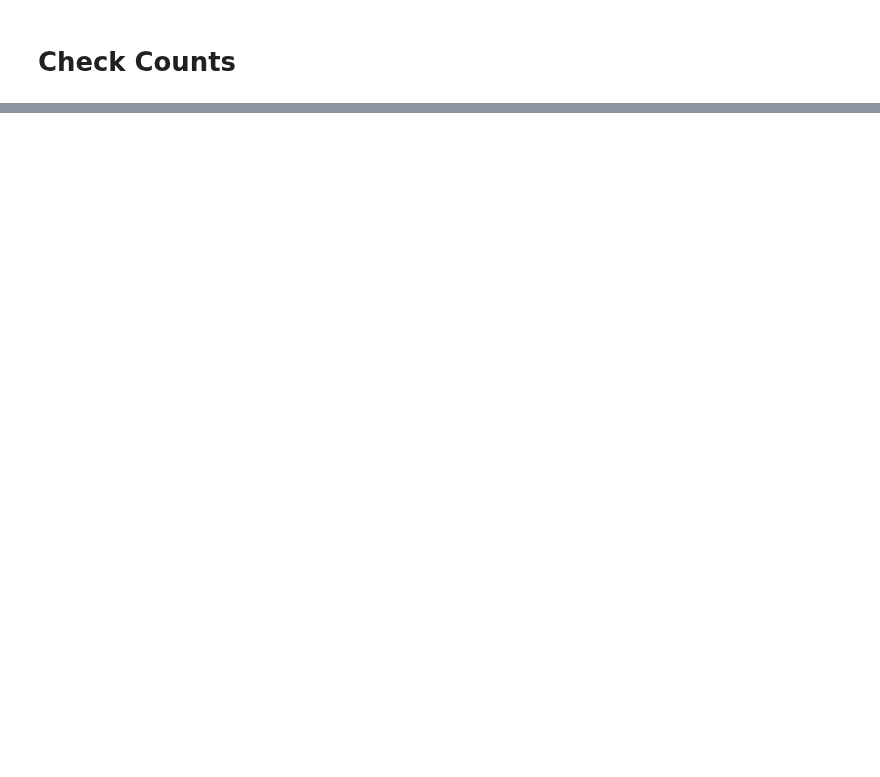
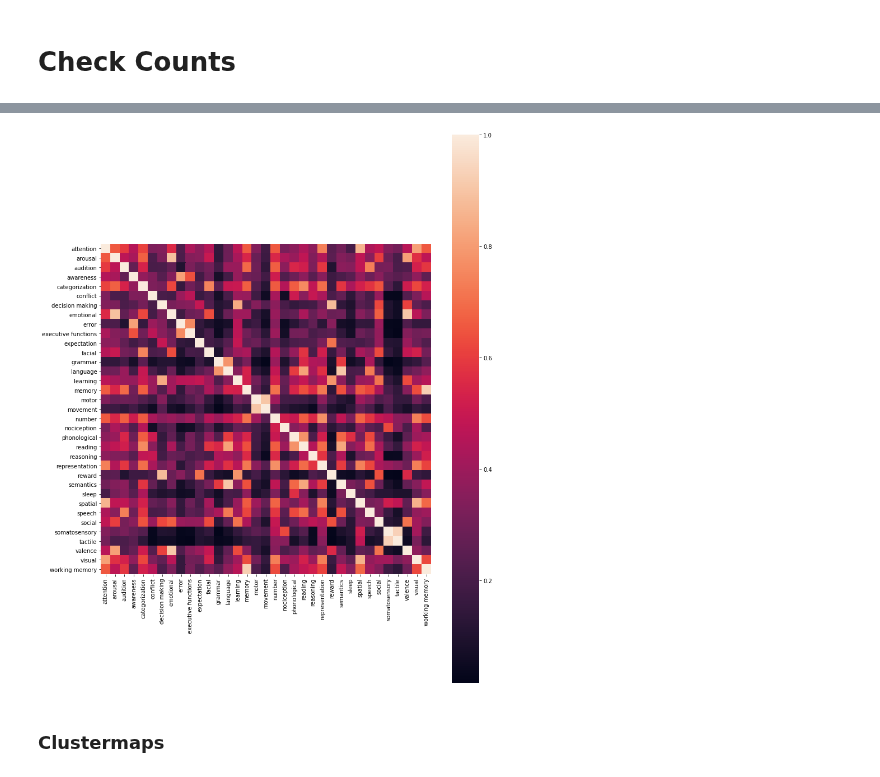
Before and after one commit to weblearn22/ERPscanr, a Jupyter notebook: notebooks/01-Counts.ipynb, the cells around one changed output, grey strips where cells are left out. Drawn from its saved outputs; the diff is of its cells as text; code cells hidden in the pictures; blank space fills up the shorter version.

```diff
--- a/notebooks/01-Counts.ipynb
+++ b/notebooks/01-Counts.ipynb
@@ -254,0 +217,10 @@ Z = hier.dendrogram(Y, orientation='left',
+# %%
+# Calculate similarity between all terms (based on their associated ERPs)
+sim_terms = cosine_similarity(counts.dat_percent.T)
+# %%
+# Plot similarity matrix between ERPs
+plot_matrix(sim_terms, counts.terms_labels, counts.terms_labels, square=True, figsize=(12, 14), save_fig=SAVE_FIG)
+# %% [output]
+[figure, added]
+# %% [markdown]
+### Clustermaps
```
Also changed, not shown: parts of 60 cells of this notebook, 3 other files.
